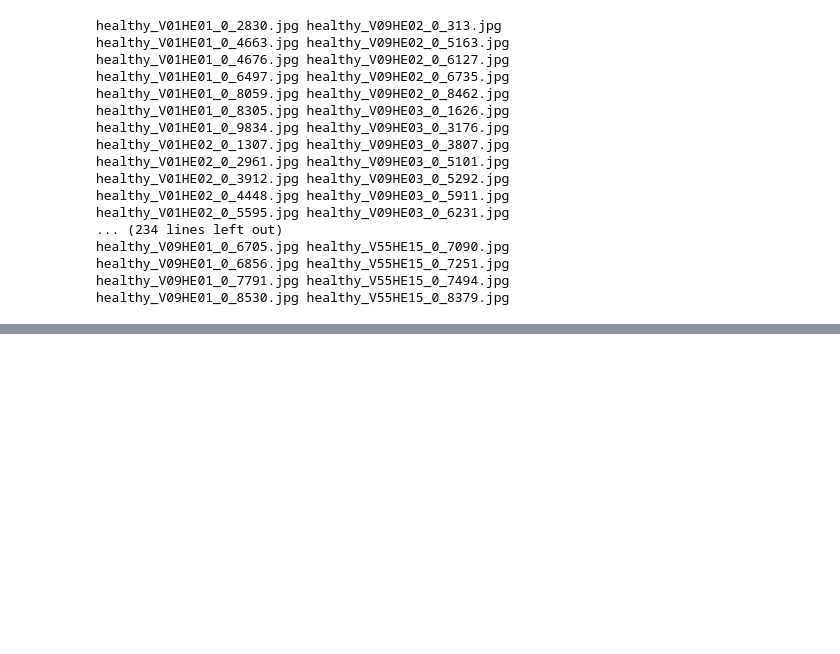
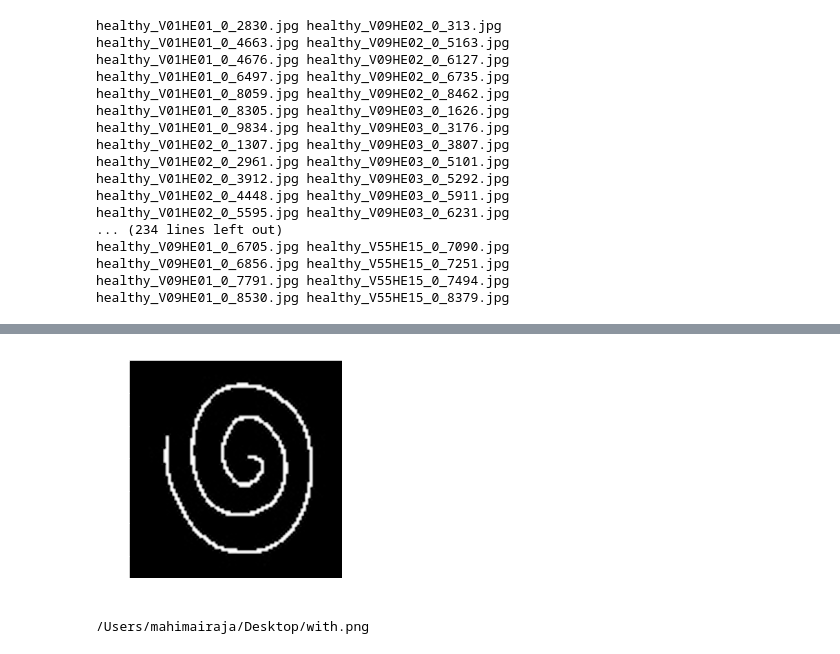
Before and after one commit to mahimairaja/Parkinson_Detection_spiral, a Jupyter notebook: Parkinson_Detection/Hand_drawings/Testing_01.ipynb, the cells around one changed output, grey strips where cells are left out. Drawn from its saved outputs; the diff is of its cells as text; code cells hidden in the pictures; blank space fills up the shorter version.

```diff
--- a/Parkinson_Detection/Hand_drawings/Testing_01.ipynb
+++ b/Parkinson_Detection/Hand_drawings/Testing_01.ipynb
@@ -76,0 +81,13 @@ The person is Healthy
+# %%
+cur_dir = os.getcwd()
+img_path = os.path.join('/Users/mahimairaja/Desktop/with.png')
+
+img = cv2.imread(img_path)
+
+plt.imshow(img)
+plt.show()
+
+print(img_path)
+# %% [output]
+[figure, added]
+/Users/mahimairaja/Desktop/with.png
```
Also changed, not shown: parts of 16 cells of this notebook.
